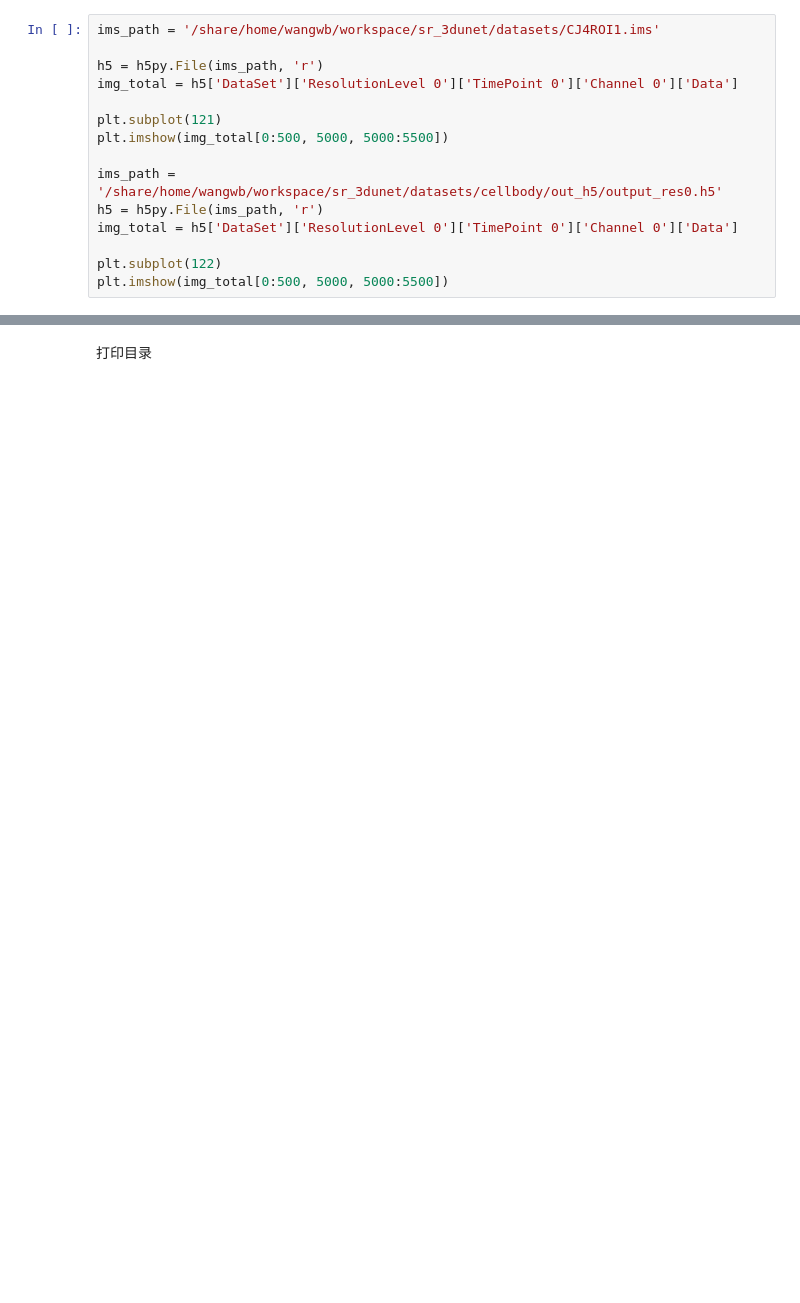
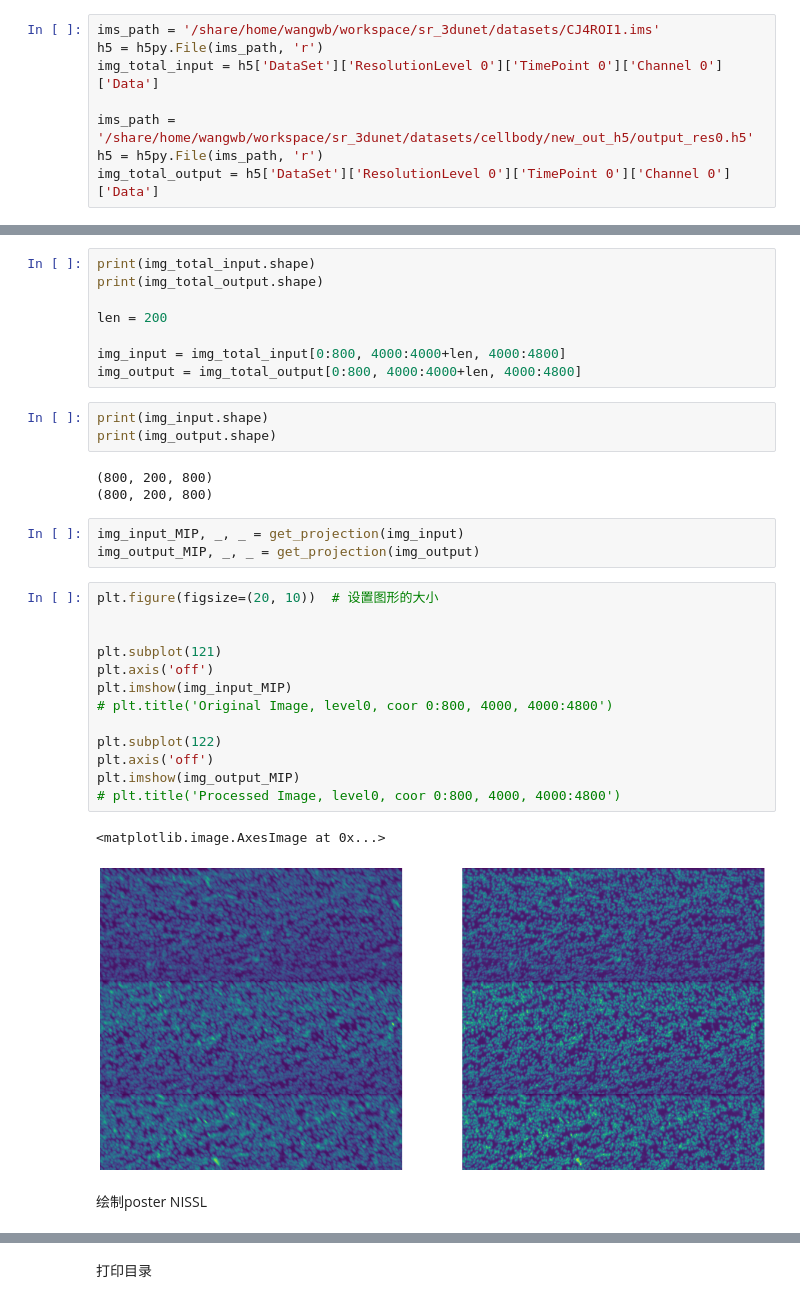
Before and after one commit to wwbwang/sr_3dunet, a Jupyter notebook: scripts/showimg.ipynb, the cells around one changed output, grey strips where cells are left out. Cells and saved outputs as stored; diff of their text form; blank space fills up the shorter version.

```diff
--- a/scripts/showimg.ipynb
+++ b/scripts/showimg.ipynb
@@ -13,15 +78,8 @@ from sr_3dunet.utils.data_utils import random_crop_3d, random_crop_2d, augment_3
 # %%
 ims_path = '/share/home/wangwb/workspace/sr_3dunet/datasets/CJ4ROI1.ims'
+h5 = h5py.File(ims_path, 'r')
+img_total_input = h5['DataSet']['ResolutionLevel 0']['TimePoint 0']['Channel 0']['Data']
 
+ims_path = '/share/home/wangwb/workspace/sr_3dunet/datasets/cellbody/new_out_h5/output_res0.h5'
 h5 = h5py.File(ims_path, 'r')
-img_total = h5['DataSet']['ResolutionLevel 0']['TimePoint 0']['Channel 0']['Data']
-
-plt.subplot(121)
-plt.imshow(img_total[0:500, 5000, 5000:5500])
-
-ims_path = '/share/home/wangwb/workspace/sr_3dunet/datasets/cellbody/out_h5/output_res0.h5'
-h5 = h5py.File(ims_path, 'r')
-img_total = h5['DataSet']['ResolutionLevel 0']['TimePoint 0']['Channel 0']['Data']
-
-plt.subplot(122)
-plt.imshow(img_total[0:500, 5000, 5000:5500])
+img_total_output = h5['DataSet']['ResolutionLevel 0']['TimePoint 0']['Channel 0']['Data']
@@ -36,0 +86,35 @@ plt.imshow(img_total[0:500, 5000, 5000:5500])
+# %%
+print(img_total_input.shape)
+print(img_total_output.shape)
+
+len = 200
+
+img_input = img_total_input[0:800, 4000:4000+len, 4000:4800]
+img_output = img_total_output[0:800, 4000:4000+len, 4000:4800]
+# %%
+print(img_input.shape)
+print(img_output.shape)
+# %% [output]
+(800, 200, 800)
+(800, 200, 800)
+# %%
+img_input_MIP, _, _ = get_projection(img_input)
+img_output_MIP, _, _ = get_projection(img_output)
+# %%
+plt.figure(figsize=(20, 10))  # 设置图形的大小
+
+
+plt.subplot(121)
+plt.axis('off')
+plt.imshow(img_input_MIP)
+# plt.title('Original Image, level0, coor 0:800, 4000, 4000:4800')
+
+plt.subplot(122)
+plt.axis('off')
+plt.imshow(img_output_MIP)
+# plt.title('Processed Image, level0, coor 0:800, 4000, 4000:4800')
+# %% [output]
+<matplotlib.image.AxesImage at 0x...>
+[figure, added]
+# %% [markdown]
+绘制poster NISSL
```
Also changed, not shown: parts of 42 cells of this notebook, 25 other files.
